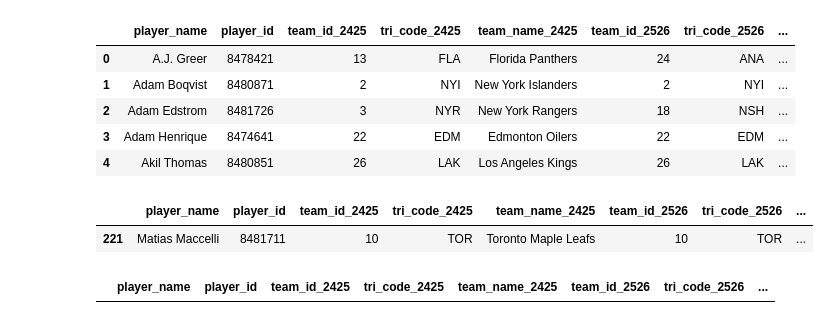
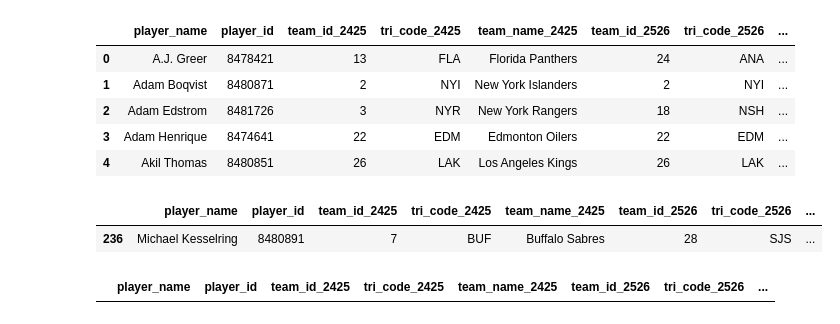
Before and after one commit to kjchrz03/free-agency-tracker, a Jupyter notebook: free_agency_moves.ipynb, the cells around one changed output. Saved outputs shown, nothing was run; the diff lists cells and outputs as text; code cells hidden in the pictures.

```diff
--- a/free_agency_moves.ipynb
+++ b/free_agency_moves.ipynb
@@ -450,8 +450,8 @@ pd.set_option("display.max_rows", None)
 # %% [markdown]
 ### Rosters
 # %%
-team_rosters_25 = pd.read_csv(r"C:\Users\kjchr\Desktop\hockey\new_hockey_env\API data\team_rosters_25.csv")
-team_rosters_24 = pd.read_csv(r"C:\Users\kjchr\Desktop\hockey\new_hockey_env\API data\team_rosters_24.csv")
+team_rosters_25 = pd.read_csv(r"C:\Users\kjchr\Desktop\hockey\new_hockey_env\free-agency-tracker\sheets\team_rosters_25.csv")
+team_rosters_24 = pd.read_csv(r"C:\Users\kjchr\Desktop\hockey\new_hockey_env\free-agency-tracker\sheets\team_rosters_24.csv")
 # %%
 
 teams = team_rosters_25[['team_id','team_name','tri_code']].drop_duplicates().sort_values(by='team_id').reset_index(drop=True)
@@ -795,13 +795,13 @@ player_movement.head()
 | 4 | Akil Thomas | 8480851 | 26 | LAK | Los Angeles Kings | 26 | LAK | ... |
 # %%
 player_movement = player_movement.drop_duplicates()
-# player_movement = player_movement.drop(index=220)
-# player_movement = player_movement.drop(index=237)
+player_movement = player_movement.drop(index=220)
+player_movement = player_movement.drop(index=237)
 # %%
-player_movement[player_movement['player_id']==8481711]
+player_movement[player_movement['player_id']==8480891]
 # %% [output]
 |  | player_name | player_id | team_id_2425 | tri_code_2425 | team_name_2425 | team_id_2526 | tri_code_2526 | ... |
-| 221 | Matias Maccelli | 8481711 | 10 | TOR | Toronto Maple Leafs | 10 | TOR | ... |
+| 236 | Michael Kesselring | 8480891 | 7 | BUF | Buffalo Sabres | 28 | SJS | ... |
 # %%
 dupes = player_movement[player_movement.duplicated(subset = 'player_id')]
 dupes
```
Also changed, not shown: parts of 3 cells of this notebook, 1 other file.
